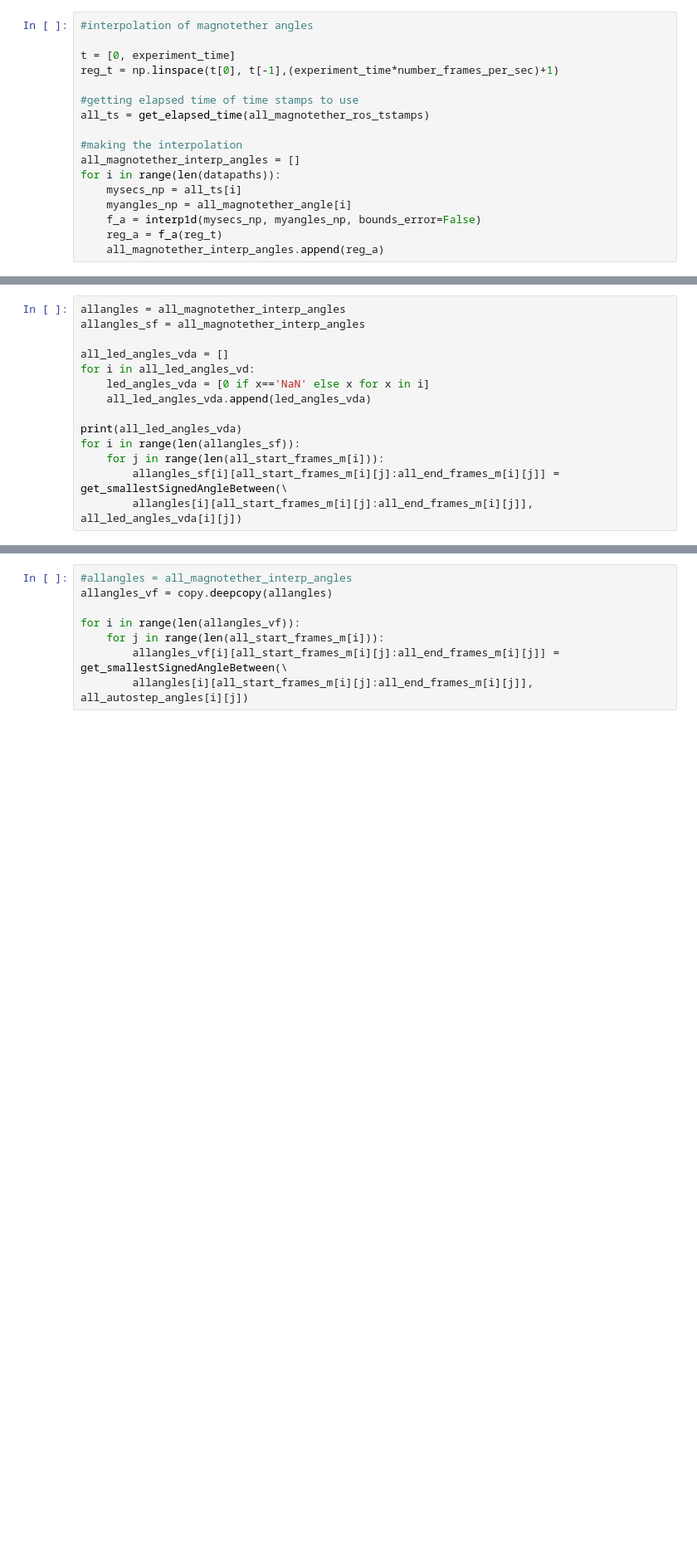
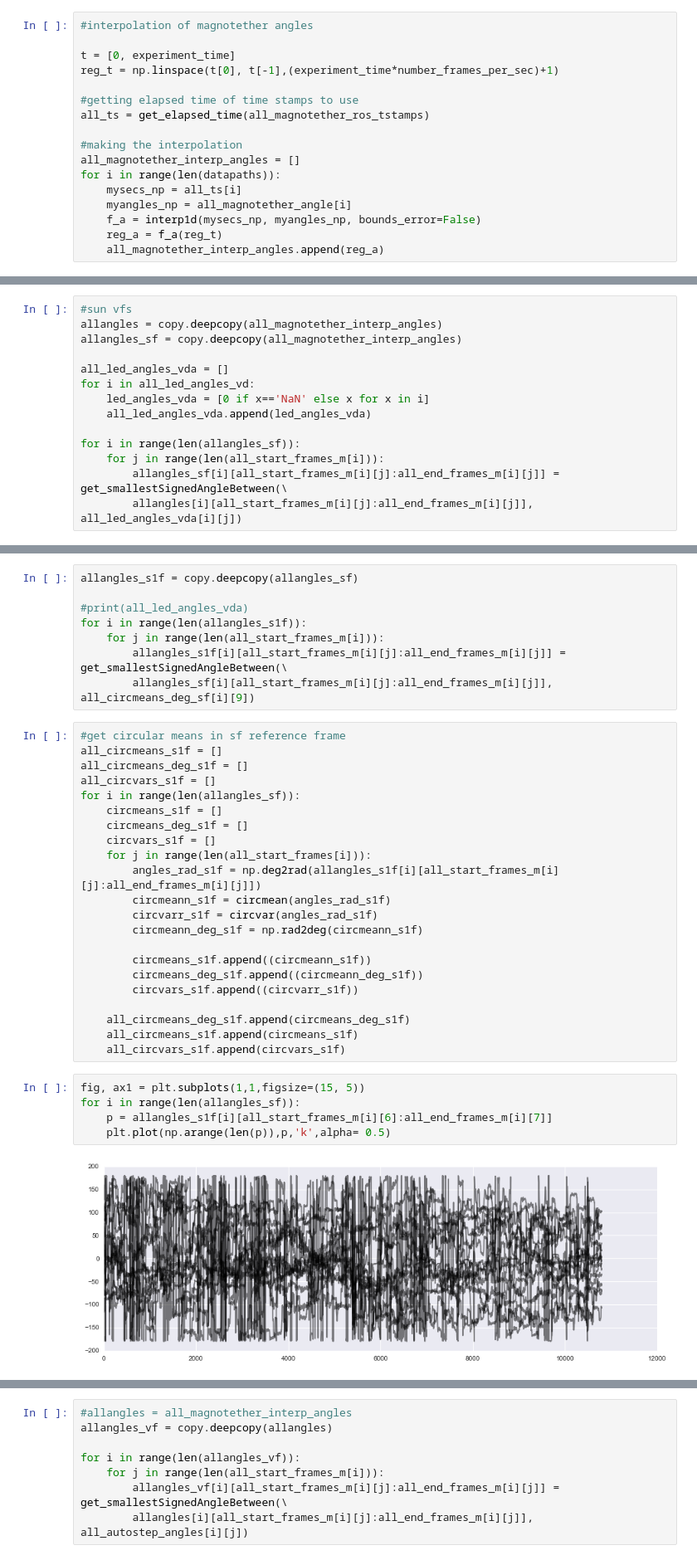
Before and after one commit to f-ponce/vdesert_pipeline, a Jupyter notebook: VD_101619.ipynb, the cells around one changed output, grey strips where cells are left out. Shown at 83% size. Cells and saved outputs as stored; diff of their text form; blank space fills up the shorter version.

```diff
--- a/VD_101619.ipynb
+++ b/VD_101619.ipynb
@@ -621,13 +965,13 @@ print(all_led_angles_vd)
 # %%
-allangles = all_magnotether_interp_angles
-allangles_sf = all_magnotether_interp_angles
+#sun vfs
+allangles = copy.deepcopy(all_magnotether_interp_angles)
+allangles_sf = copy.deepcopy(all_magnotether_interp_angles)
 
 all_led_angles_vda = []
 for i in all_led_angles_vd:
     led_angles_vda = [0 if x=='NaN' else x for x in i]
     all_led_angles_vda.append(led_angles_vda)
 
-print(all_led_angles_vda)
 for i in range(len(allangles_sf)):
     for j in range(len(all_start_frames_m[i])):
         allangles_sf[i][all_start_frames_m[i][j]:all_end_frames_m[i][j]] = get_smallestSignedAngleBetween(\
@@ -636,0 +1015,37 @@ for i in range(len(allangles_sf)):
+# %%
+allangles_s1f = copy.deepcopy(allangles_sf)
+
+#print(all_led_angles_vda)
+for i in range(len(allangles_s1f)):
+    for j in range(len(all_start_frames_m[i])):
+        allangles_s1f[i][all_start_frames_m[i][j]:all_end_frames_m[i][j]] = get_smallestSignedAngleBetween(\
+        allangles_sf[i][all_start_frames_m[i][j]:all_end_frames_m[i][j]], all_circmeans_deg_sf[i][9])
+# %%
+#get circular means in sf reference frame
+all_circmeans_s1f = []
+all_circmeans_deg_s1f = []
+all_circvars_s1f = []
+for i in range(len(allangles_sf)):
+    circmeans_s1f = []
+    circmeans_deg_s1f = []
+    circvars_s1f = []
+    for j in range(len(all_start_frames[i])):
+        angles_rad_s1f = np.deg2rad(allangles_s1f[i][all_start_frames_m[i][j]:all_end_frames_m[i][j]])
+        circmeann_s1f = circmean(angles_rad_s1f)
+        circvarr_s1f = circvar(angles_rad_s1f)
+        circmeann_deg_s1f = np.rad2deg(circmeann_s1f)
+
+        circmeans_s1f.append((circmeann_s1f))
+        circmeans_deg_s1f.append((circmeann_deg_s1f))
+        circvars_s1f.append((circvarr_s1f))
+
+    all_circmeans_deg_s1f.append(circmeans_deg_s1f)
+    all_circmeans_s1f.append(circmeans_s1f)
+    all_circvars_s1f.append(circvars_s1f)
+# %%
+fig, ax1 = plt.subplots(1,1,figsize=(15, 5))
+for i in range(len(allangles_sf)):
+    p = allangles_s1f[i][all_start_frames_m[i][6]:all_end_frames_m[i][7]]
+    plt.plot(np.arange(len(p)),p,'k',alpha= 0.5)
+# %% [output]
+[figure, added]
```
Also changed, not shown: parts of 19 cells of this notebook, 3 other files.
